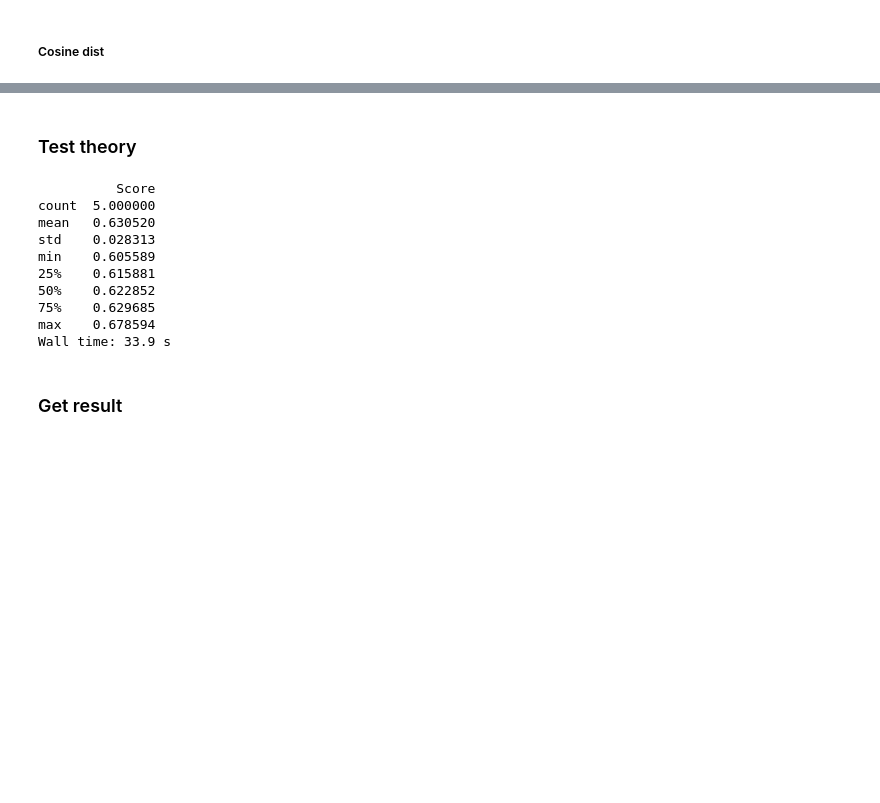
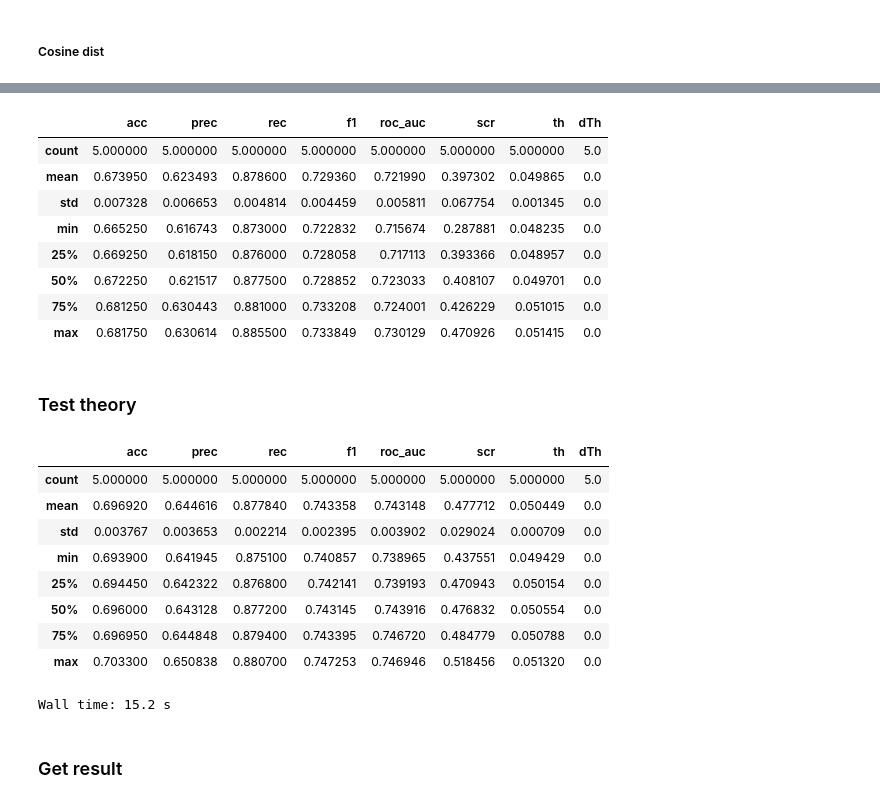
Before and after one commit to almaslov/idao2019, a Jupyter notebook: 05_scratches.ipynb, the cells around one changed output, grey strips where cells are left out. Drawn from its saved outputs; the diff is of its cells as text; code cells hidden in the pictures; blank space fills up the shorter version.

```diff
--- a/05_scratches.ipynb
+++ b/05_scratches.ipynb
@@ -97,7 +106,7 @@ def get_samples_w_proptions(data, n_rows, prop_0=None):
     class_1_indices = get_class_samples(class_1, n_rows - cnt_0)
     indices = np.concatenate((class_0_indices, class_1_indices))
     indices = np.sort(indices)
-    return data.loc[indices]
+    return data.loc[indices, :]
 
 # Gets `n_rows` head samples from `data` with specified class proportions.
 # If `prop_0` is None, it keeps `data`s natural proportions.
@@ -117,7 +126,7 @@ def get_head_w_proportions(data, n_rows, prop_0=None):
     class_1_indices = get_class_samples_head_smart(class_1, n_rows - cnt_0)
     indices = np.concatenate((class_0_indices, class_1_indices))
     indices = np.sort(indices)
-    return data.loc[indices]
+    return data.loc[indices, :]
 
 print(np.count_nonzero(train.label == 0), np.count_nonzero(train.label == 1))
 
@@ -128,15 +137,16 @@ class_1 = get_class(1)
 # %%
 import xgboost as xgb
 from sklearn import model_selection as mdsel
+from sklearn.metrics import accuracy_score, precision_score, recall_score, f1_score, roc_auc_score
 
 def fit(train):
-    target_train = train.loc[:, utils.TRAIN_COLUMNS]
+    target_train = train[utils.TRAIN_COLUMNS]
 
     # defined much later
     transformer = DataTransformer().fit(train)
     train = transformer.transform(train)
 
-    estimator = xgb.XGBClassifier(n_estimators=150, n_jobs=3)
+    estimator = xgb.XGBClassifier(n_estimators=100, n_jobs=3)
     estimator.fit(train.values, target_train.label.values, sample_weight=target_train.weight.values, eval_metric=scoring.rejection90_sklearn)
     return transformer, estimator
 
@@ -150,8 +160,7 @@ def predict(fitted_state, test):
 def score(fitted_state, test):
     target_test = test.loc[:, utils.TRAIN_COLUMNS]
     predictions = predict(fitted_state, test)
-    score = scoring.rejection90(target_test.label.values, predictions, sample_weight=target_test.weight.values)
-    return score
+    return scoring.rejection90(target_test.label.values, predictions, sample_weight=target_test.weight.values)
 
 def fit_predict_save(train, test, filename):
     fitted_state = fit(train)
@@ -161,24 +170,24 @@ def fit_predict_save(train, test, filename):
         filename, index_label=utils.ID_COLUMN
     )
 
-from sklearn.metrics import accuracy_score, auc, confusion_matrix, f1_score, roc_auc_score, recall_score, precision_score
-
 def cross_validate(train, n_splits, n_rows=1000):
     train = get_head_w_proportions(train, n_rows, .5)
 
     splitter = mdsel.StratifiedKFold(n_splits=n_splits, shuffle=True)
     scores = []
     for train_indices, test_indices in splitter.split(train, train.label):
-        train_subset = train.iloc[train_indices]
-        test_subset = train.iloc[test_indices]
+        train_subset = train.iloc[train_indices, :]
+        test_subset = train.iloc[test_indices, :]
 
         fit_state = fit(train_subset)
 
-        target_test = test_subset.loc[:, utils.TRAIN_COLUMNS]
+        target_test = test_subset[utils.TRAIN_COLUMNS]
         predictions = predict(fit_state, test_subset)
 
         y_true = target_test.label.values
-        y_pred = predictions > .5
+        l, r, ep = scoring.get_threshold_details(y_true, predictions, sample_weight=target_test.weight.values)
+        threshold = (l + r) / 2
+        y_pred = predictions >= threshold
 
         acc = accuracy_score(y_true, y_pred)
         prec = precision_score(y_true, y_pred)
@@ -186,9 +195,9 @@ def cross_validate(train, n_splits, n_rows=1000):
         f1 = f1_score(y_true, y_pred)
         roc_auc = roc_auc_score(y_true, predictions)
         scr = scoring.rejection90(y_true, predictions, sample_weight=target_test.weight.values)
-        scores += [[acc, prec, rec, f1, roc_auc, scr]]
+        scores += [[acc, prec, rec, f1, roc_auc, scr, threshold, r - l]]
 
-    return pd.DataFrame(scores, columns=['acc', 'prec', 'rec', 'f1', 'roc_auc', 'scr'])
+    return pd.DataFrame(scores, columns=['acc', 'prec', 'rec', 'f1', 'roc_auc', 'scr', 'th', 'dTh'])
 # %% [markdown]
 ### Data transformer
 
@@ -260,36 +299,55 @@ def add_coses(data):
 # %%
 from sklearn.base import TransformerMixin
 
 class DataTransformer(TransformerMixin):
     def __init__(self, *featurizers):
         self.featurizers = featurizers
 
     def fit(self, data, y=None):
-        self.pca_model = fit_pca(data)
+#         self.pca_model = pca_fit(data)
         return self
 
     def transform(self, data):
-        data = get_simple_features(data)
+        data = data.copy()
+        features = [] + coord_cols
 
-        transform_pca(self.pca_model, data)
-        add_coses(data)
+#         pca_transform(self.pca_model, data, features)
+#         add_coses(data, features)
+
+        if features:
+            data = data.loc[:, features]
+        else:
+            data = data.drop(utils.TRAIN_COLUMNS, axis=1)
         return data
+
+df_scores = cross_validate(train, n_splits=5, n_rows=20000)
+display(df_scores.describe())
+# %% [output]
+|  | acc | prec | rec | f1 | roc_auc | scr | th | dTh |
+| count | 5.000000 | 5.000000 | 5.000000 | 5.000000 | 5.000000 | 5.000000 | 5.000000 | 5.0 |
+| mean | 0.673950 | 0.623493 | 0.878600 | 0.729360 | 0.721990 | 0.397302 | 0.049865 | 0.0 |
+| std | 0.007328 | 0.006653 | 0.004814 | 0.004459 | 0.005811 | 0.067754 | 0.001345 | 0.0 |
+| min | 0.665250 | 0.616743 | 0.873000 | 0.722832 | 0.715674 | 0.287881 | 0.048235 | 0.0 |
+| 25% | 0.669250 | 0.618150 | 0.876000 | 0.728058 | 0.717113 | 0.393366 | 0.048957 | 0.0 |
+| 50% | 0.672250 | 0.621517 | 0.877500 | 0.728852 | 0.723033 | 0.408107 | 0.049701 | 0.0 |
+| 75% | 0.681250 | 0.630443 | 0.881000 | 0.733208 | 0.724001 | 0.426229 | 0.051015 | 0.0 |
+| max | 0.681750 | 0.630614 | 0.885500 | 0.733849 | 0.730129 | 0.470926 | 0.051415 | 0.0 |
 # %% [markdown]
 ### Test theory
 # %%
 %%time
 df_scores = cross_validate(train, n_splits=5, n_rows=100000)
-print(df_scores.describe())
+display(df_scores.describe())
 # %% [output]
+|  | acc | prec | rec | f1 | roc_auc | scr | th | dTh |
+| count | 5.000000 | 5.000000 | 5.000000 | 5.000000 | 5.000000 | 5.000000 | 5.000000 | 5.0 |
+| mean | 0.696920 | 0.644616 | 0.877840 | 0.743358 | 0.743148 | 0.477712 | 0.050449 | 0.0 |
+| std | 0.003767 | 0.003653 | 0.002214 | 0.002395 | 0.003902 | 0.029024 | 0.000709 | 0.0 |
+| min | 0.693900 | 0.641945 | 0.875100 | 0.740857 | 0.738965 | 0.437551 | 0.049429 | 0.0 |
+| 25% | 0.694450 | 0.642322 | 0.876800 | 0.742141 | 0.739193 | 0.470943 | 0.050154 | 0.0 |
+| 50% | 0.696000 | 0.643128 | 0.877200 | 0.743145 | 0.743916 | 0.476832 | 0.050554 | 0.0 |
+| 75% | 0.696950 | 0.644848 | 0.879400 | 0.743395 | 0.746720 | 0.484779 | 0.050788 | 0.0 |
+| max | 0.703300 | 0.650838 | 0.880700 | 0.747253 | 0.746946 | 0.518456 | 0.051320 | 0.0 |
-          Score
-count  5.000000
-mean   0.630520
-std    0.028313
-min    0.605589
-25%    0.615881
-50%    0.622852
-75%    0.629685
-max    0.678594
-Wall time: 33.9 s
+Wall time: 15.2 s
 # %% [markdown]
 ### Get result
```
Also changed, not shown: parts of 25 cells of this notebook, 3 other files.
